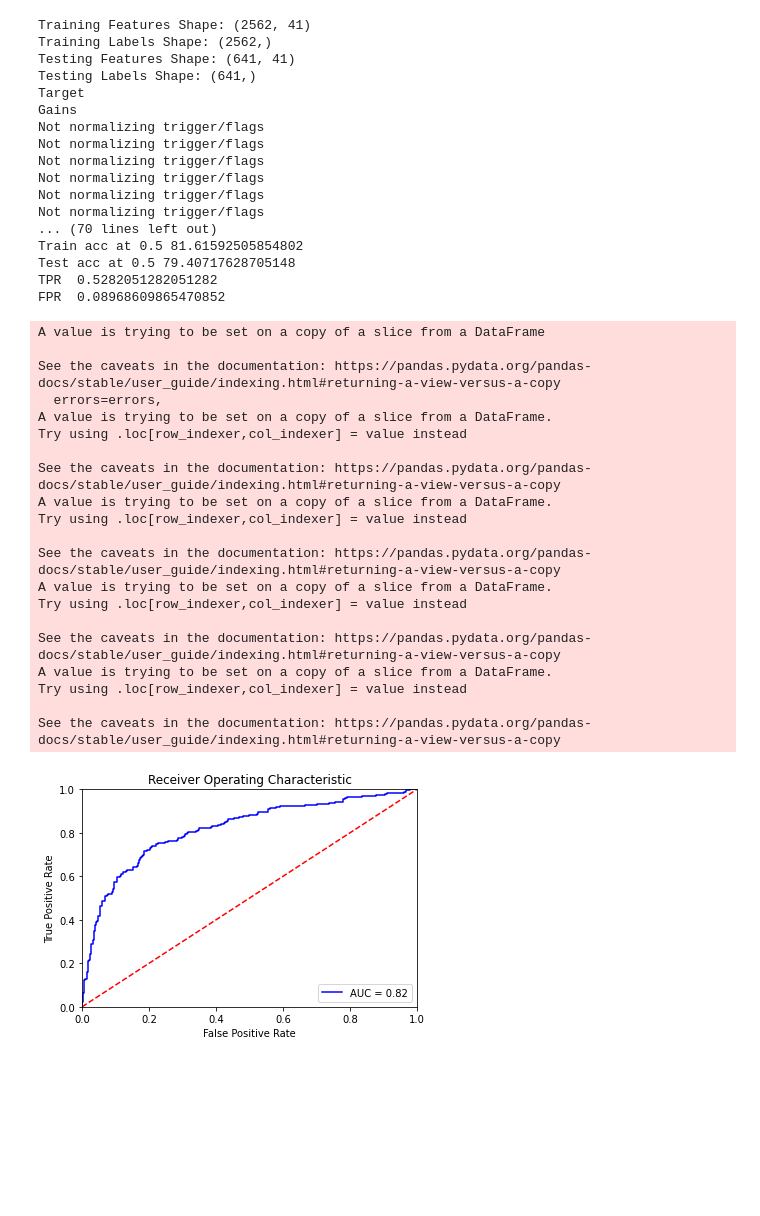
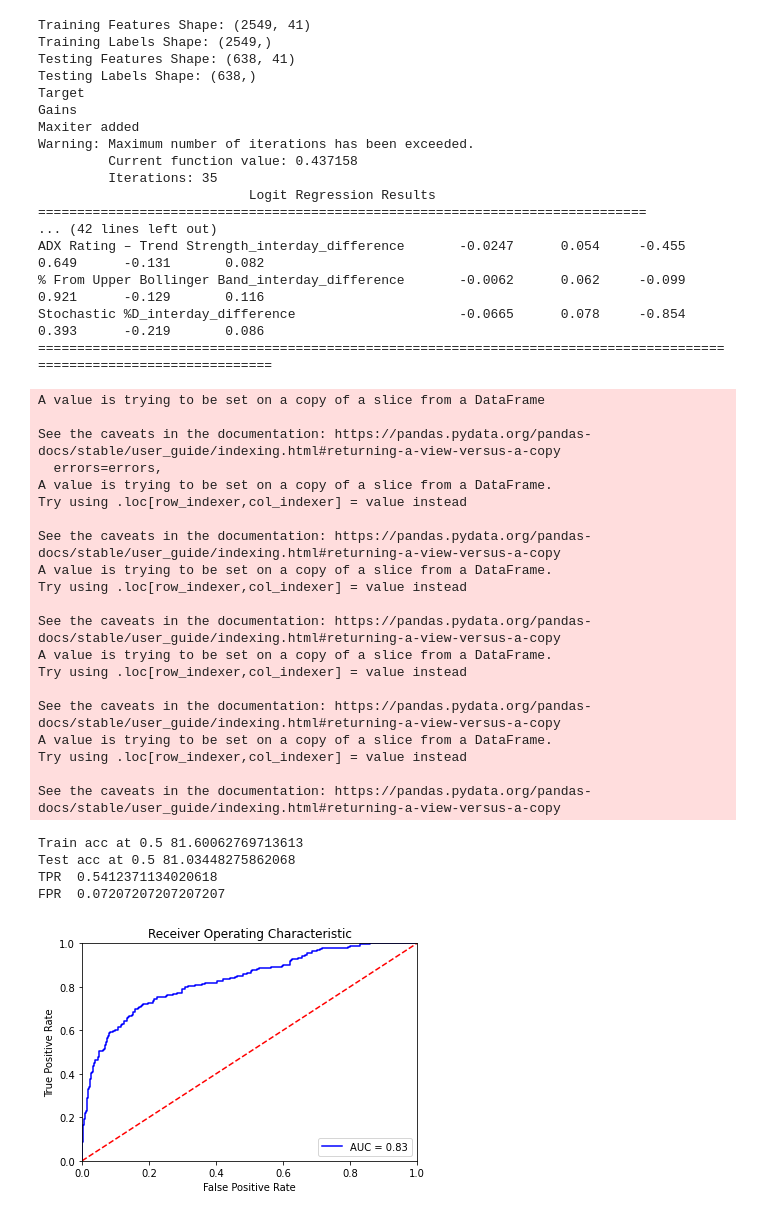
Before and after one commit to paras953/stock_market_prediction_technicals, a Jupyter notebook: Technical_model_git_v1.ipynb, the cells around one changed output. Cells and saved outputs as stored; diff of their text form; code cells hidden in the pictures; blank space fills up the shorter version.

Commit message:
Add files via upload
Dropped duplicates on "TICKER" column

```diff
--- a/Technical_model_git_v1.ipynb
+++ b/Technical_model_git_v1.ipynb
@@ -63,6 +74,8 @@ def filter_df(df):
   mask=((df['Sub-Sector']!='Equity') &(df['Sub-Sector']!='Gold') & (df['Sub-Sector']!='Debt'))
   df=df[mask]
   mask=(df['Ticker']!='RELIANCEP1') #partly paid remove
+  df=df.drop_duplicates(subset=['Ticker'],keep=False) #some duplicates ...dropping those all together
+  print('Dropped duplicates')
   return df
 # %%
 ###Starts here
@@ -296,14 +309,14 @@ def interday_technicals(df_t,df_t_minus_1,t,t_minus_1):
   rename_t_minus_1['Williamson_R_above_50']='Williamson_R_above_50_'+t_minus_1
 
 
-  final_merge['suptrend_close_price_diff_'+t]=final_merge[rename_t['Super Trend']]-final_merge[rename_t['Close Price']]
-  final_merge['suptrend_close_price_diff_'+t_minus_1]=final_merge[rename_t_minus_1['Super Trend']]-final_merge[rename_t_minus_1['Close Price']]
+  #final_merge['suptrend_close_price_diff_'+t]=final_merge[rename_t['Super Trend']]-final_merge[rename_t['Close Price']]
+  #final_merge['suptrend_close_price_diff_'+t_minus_1]=final_merge[rename_t_minus_1['Super Trend']]-final_merge[rename_t_minus_1['Close Price']]
 
   #New entries in rename_t and rename_t_minus_1
-  rename_t['suptrend_close_price_diff']='suptrend_close_price_diff_'+t
-  rename_t_minus_1['suptrend_close_price_diff']='suptrend_close_price_diff_'+t_minus_1
+  #rename_t['suptrend_close_price_diff']='suptrend_close_price_diff_'+t
+  #rename_t_minus_1['suptrend_close_price_diff']='suptrend_close_price_diff_'+t_minus_1
 
-  final_merge=create_trigger(final_merge,rename_t_minus_1,rename_t,col_name='suptrend_close_price_diff')
+  #final_merge=create_trigger(final_merge,rename_t_minus_1,rename_t,col_name='suptrend_close_price_diff')
   final_merge=create_trigger(final_merge,rename_t_minus_1,rename_t,col_name='% From Upper Bollinger Band')
   final_merge=create_trigger(final_merge,rename_t_minus_1,rename_t,col_name='% From Lower Bollinger Band')
 
@@ -345,7 +358,7 @@ def create_trigger(final_merge,rename_t_minus_1,rename_t,col_name,col_type='cont
   mask_pos_neg=((final_merge[rename_t_minus_1[col_name]]>0) & (final_merge[rename_t[col_name]]<=0))
   mask_neg_pos=((final_merge[rename_t_minus_1[col_name]]<0) & (final_merge[rename_t[col_name]]>=0))
   mask_pos_pos=((final_merge[rename_t_minus_1[col_name]]>=0) & (final_merge[rename_t[col_name]]>=0))
-  mask_neg_neg=((final_merge[rename_t_minus_1[col_name]]<0) & (final_merge[rename_t[col_name]]<0))
+  mask_neg_neg=((final_merge[rename_t_minus_1[col_name]]<=0) & (final_merge[rename_t[col_name]]<=0))
 
   final_merge.loc[mask_pos_neg,col_name+'_interday_trigger_1']=1
   final_merge.loc[mask_neg_pos,col_name+'_interday_trigger_1']=0
@@ -676,7 +683,7 @@ def normalize_train(train_features, test_features):
 #currently a logistic reg
 def train_model(train_features, test_features, train_labels, test_labels):
   print('Maxiter added')
-  log_reg = sm.Logit(train_labels, train_features,method='lbfgs',maxiter=50).fit() #bfgs
+  log_reg = sm.Logit(train_labels, train_features,method='lbfgs',max_iter=50).fit() #bfgs
   print(log_reg.summary())
 
   yhat = log_reg.predict(train_features)
@@ -722,49 +729,53 @@ train_features_norm,test_features_norm,mean_dict,std_dict=normalize_train(train_
 
 if norm:
   log_reg=train_model(train_features_norm, test_features_norm, train_labels, test_labels)
   plot_auc(log_reg,test_features_norm,test_labels)
 else:
   log_reg=train_model(train_features, test_features, train_labels, test_labels)
   plot_auc(log_reg,test_features,test_labels)
 # %% [output]
-Training Features Shape: (2562, 41)
-Training Labels Shape: (2562,)
-Testing Features Shape: (641, 41)
-Testing Labels Shape: (641,)
+Training Features Shape: (2549, 41)
+Training Labels Shape: (2549,)
+Testing Features Shape: (638, 41)
+Testing Labels Shape: (638,)
 Target
 Gains
-Not normalizing trigger/flags
-Not normalizing trigger/flags
-Not normalizing trigger/flags
-Not normalizing trigger/flags
-Not normalizing trigger/flags
-Not normalizing trigger/flags
-... (70 lines left out)
-Train acc at 0.5 81.61592505854802
-Test acc at 0.5 79.40717628705148
-TPR  0.5282051282051282
-FPR  0.08968609865470852
+Maxiter added
+Warning: Maximum number of iterations has been exceeded.
+         Current function value: 0.437158
+         Iterations: 35
+                           Logit Regression Results
+==============================================================================
+... (42 lines left out)
+ADX Rating – Trend Strength_interday_difference       -0.0247      0.054     -0.455      0.649      -0.131       0.082
+% From Upper Bollinger Band_interday_difference       -0.0062      0.062     -0.099      0.921      -0.129       0.116
+Stochastic %D_interday_difference                     -0.0665      0.078     -0.854      0.393      -0.219       0.086
+======================================================================================================================
 A value is trying to be set on a copy of a slice from a DataFrame
 
 See the caveats in the documentation: https://pandas.pydata.org/pandas-docs/stable/user_guide/indexing.html#returning-a-view-versus-a-copy
   errors=errors,
 A value is trying to be set on a copy of a slice from a DataFrame.
 Try using .loc[row_indexer,col_indexer] = value instead
 
 See the caveats in the documentation: https://pandas.pydata.org/pandas-docs/stable/user_guide/indexing.html#returning-a-view-versus-a-copy
 A value is trying to be set on a copy of a slice from a DataFrame.
 Try using .loc[row_indexer,col_indexer] = value instead
 
 See the caveats in the documentation: https://pandas.pydata.org/pandas-docs/stable/user_guide/indexing.html#returning-a-view-versus-a-copy
 A value is trying to be set on a copy of a slice from a DataFrame.
 Try using .loc[row_indexer,col_indexer] = value instead
 
 See the caveats in the documentation: https://pandas.pydata.org/pandas-docs/stable/user_guide/indexing.html#returning-a-view-versus-a-copy
 A value is trying to be set on a copy of a slice from a DataFrame.
 Try using .loc[row_indexer,col_indexer] = value instead
 
 See the caveats in the documentation: https://pandas.pydata.org/pandas-docs/stable/user_guide/indexing.html#returning-a-view-versus-a-copy
+Train acc at 0.5 81.60062769713613
+Test acc at 0.5 81.03448275862068
+TPR  0.5412371134020618
+FPR  0.07207207207207207
-[figure, old version]
+[figure, new version]
 # %%
 def data_prep_test(final_merge,test_ratio=0.2):
 
```
Also changed, not shown: parts of 6 cells of this notebook.
